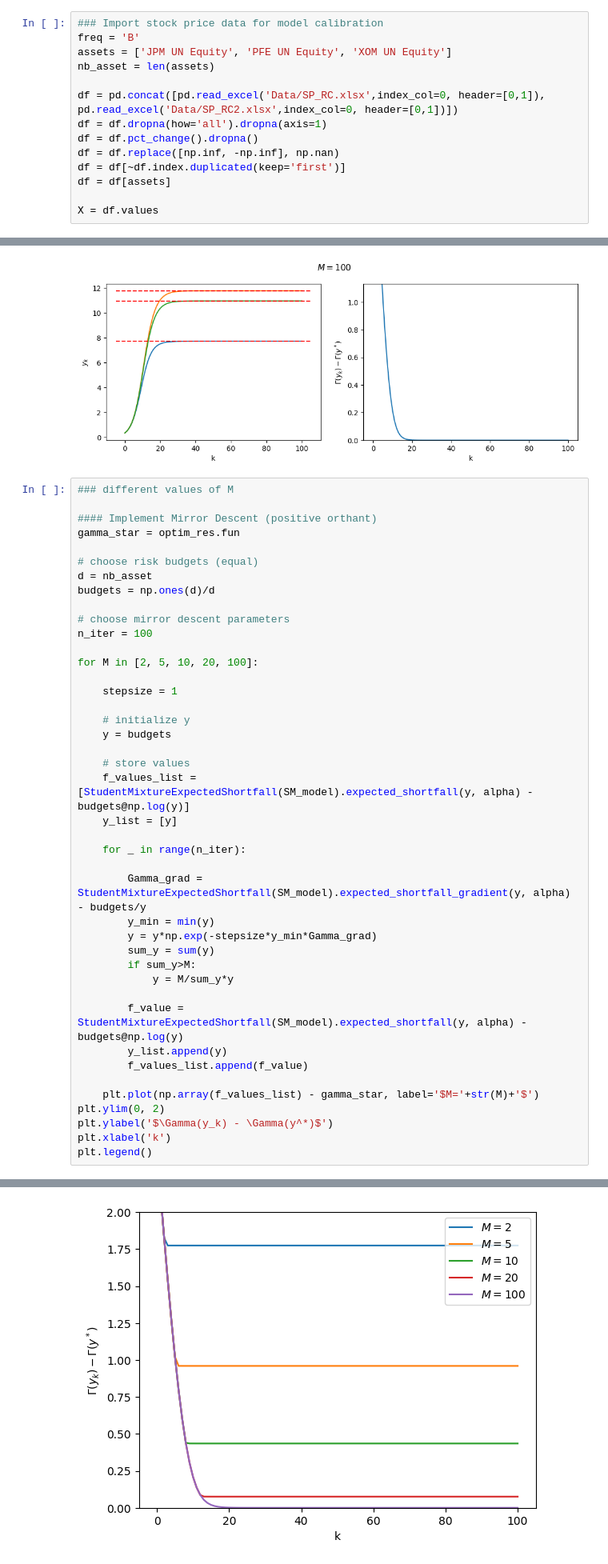
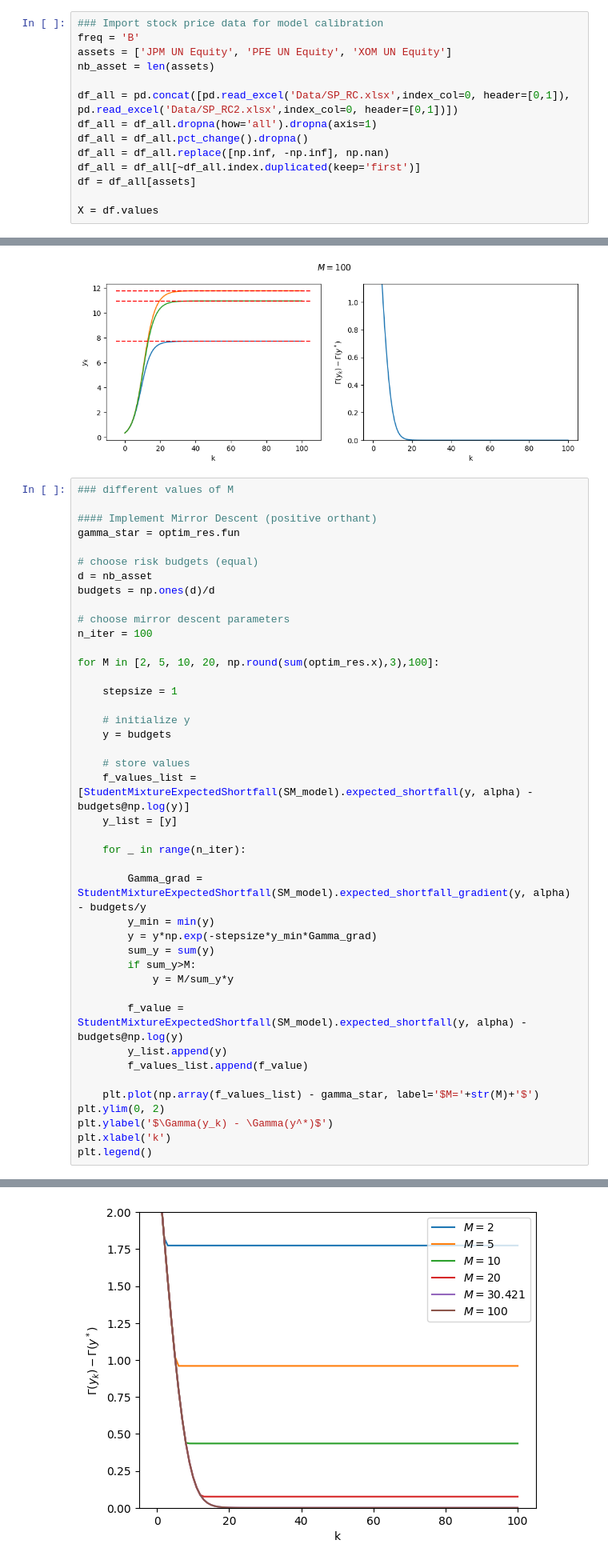
Before and after one commit to martinarnaiziglesias/mirror_descent_rb, a Jupyter notebook: mirror_descent_toy_example.ipynb, the cells around one changed output, grey strips where cells are left out. Shown: that part at 80% size. Drawn from its saved outputs; the diff is of its cells as text.

```diff
--- a/mirror_descent_toy_example.ipynb
+++ b/mirror_descent_toy_example.ipynb
@@ -12,12 +12,12 @@ freq = 'B'
 assets = ['JPM UN Equity', 'PFE UN Equity', 'XOM UN Equity']
 nb_asset = len(assets)
 
-df = pd.concat([pd.read_excel('Data/SP_RC.xlsx',index_col=0, header=[0,1]), pd.read_excel('Data/SP_RC2.xlsx',index_col=0, header=[0,1])])
-df = df.dropna(how='all').dropna(axis=1)
-df = df.pct_change().dropna()
-df = df.replace([np.inf, -np.inf], np.nan)
-df = df[~df.index.duplicated(keep='first')]
-df = df[assets]
+df_all = pd.concat([pd.read_excel('Data/SP_RC.xlsx',index_col=0, header=[0,1]), pd.read_excel('Data/SP_RC2.xlsx',index_col=0, header=[0,1])])
+df_all = df_all.dropna(how='all').dropna(axis=1)
+df_all = df_all.pct_change().dropna()
+df_all = df_all.replace([np.inf, -np.inf], np.nan)
+df_all = df_all[~df_all.index.duplicated(keep='first')]
+df = df_all[assets]
 
 X = df.values
 # %%
@@ -207,35 +242,35 @@ budgets = np.ones(d)/d
 # choose mirror descent parameters
 n_iter = 100
 
-for M in [2, 5, 10, 20, 100]:
+for M in [2, 5, 10, 20, np.round(sum(optim_res.x),3),100]:
 
     stepsize = 1
 
     # initialize y
     y = budgets
 
     # store values
     f_values_list = [StudentMixtureExpectedShortfall(SM_model).expected_shortfall(y, alpha) - budgets@np.log(y)]
     y_list = [y]
 
     for _ in range(n_iter):
 
         Gamma_grad = StudentMixtureExpectedShortfall(SM_model).expected_shortfall_gradient(y, alpha) - budgets/y
         y_min = min(y)
         y = y*np.exp(-stepsize*y_min*Gamma_grad)
         sum_y = sum(y)
         if sum_y>M:
             y = M/sum_y*y
 
         f_value = StudentMixtureExpectedShortfall(SM_model).expected_shortfall(y, alpha) - budgets@np.log(y)
         y_list.append(y)
         f_values_list.append(f_value)
 
     plt.plot(np.array(f_values_list) - gamma_star, label='$M='+str(M)+'$')
 plt.ylim(0, 2)
 plt.ylabel('$\Gamma(y_k) - \Gamma(y^*)$')
 plt.xlabel('k')
 plt.legend()
 # %% [output]
 <matplotlib.legend.Legend at 0x...>
-[figure, old version]
+[figure, new version]
```
Also changed, not shown: parts of 7 cells of this notebook.
